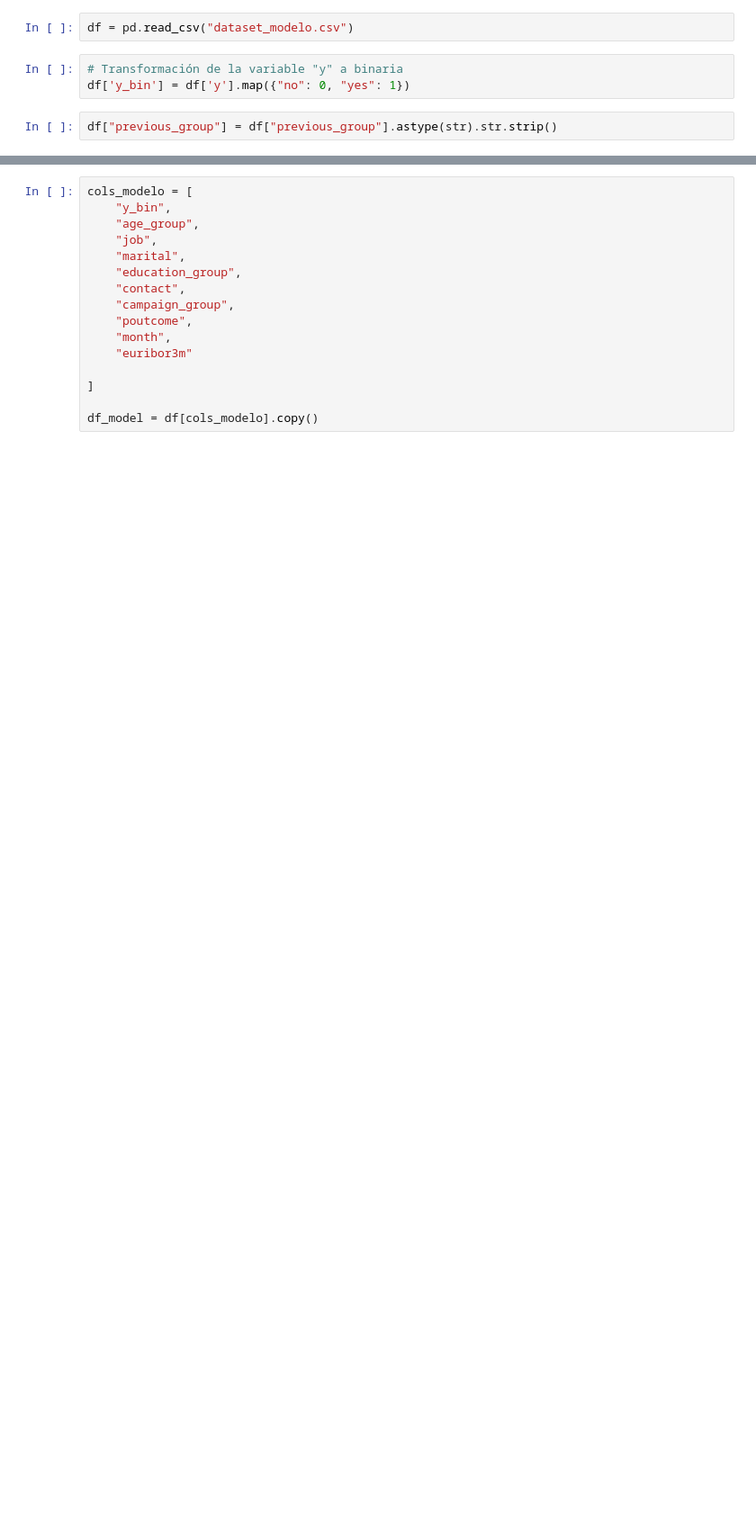
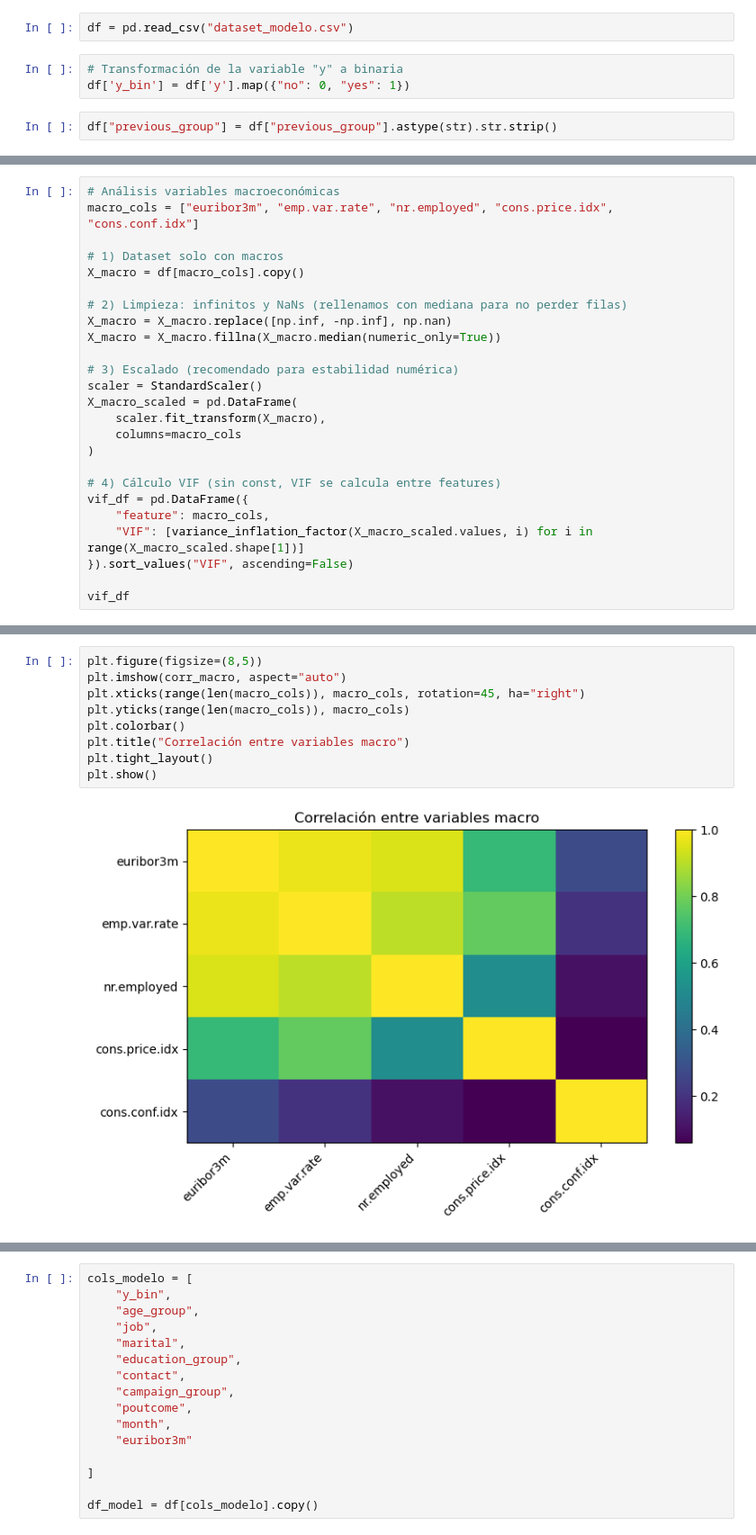
Before and after one commit to paulagg7/Digital-campaigns-Fintech, a Jupyter notebook: notebooks/drafts_team/modelo_regresion_final.ipynb, the cells around one changed output, grey strips where cells are left out. Shown at 90% size. Saved outputs shown, nothing was run; the diff lists cells and outputs as text; blank space fills up the shorter version.

```diff
--- a/notebooks/drafts_team/modelo_regresion_final.ipynb
+++ b/notebooks/drafts_team/modelo_regresion_final.ipynb
@@ -36,0 +105,25 @@ df["previous_group"] = df["previous_group"].astype(str).str.strip()
+# %%
+# Análisis variables macroeconómicas
+macro_cols = ["euribor3m", "emp.var.rate", "nr.employed", "cons.price.idx", "cons.conf.idx"]
+
+# 1) Dataset solo con macros
+X_macro = df[macro_cols].copy()
+
+# 2) Limpieza: infinitos y NaNs (rellenamos con mediana para no perder filas)
+X_macro = X_macro.replace([np.inf, -np.inf], np.nan)
+X_macro = X_macro.fillna(X_macro.median(numeric_only=True))
+
+# 3) Escalado (recomendado para estabilidad numérica)
+scaler = StandardScaler()
+X_macro_scaled = pd.DataFrame(
+    scaler.fit_transform(X_macro),
+    columns=macro_cols
+)
+
+# 4) Cálculo VIF (sin const, VIF se calcula entre features)
+vif_df = pd.DataFrame({
+    "feature": macro_cols,
+    "VIF": [variance_inflation_factor(X_macro_scaled.values, i) for i in range(X_macro_scaled.shape[1])]
+}).sort_values("VIF", ascending=False)
+
+vif_df
@@ -36,0 +167,11 @@ df["previous_group"] = df["previous_group"].astype(str).str.strip()
+# %%
+plt.figure(figsize=(8,5))
+plt.imshow(corr_macro, aspect="auto")
+plt.xticks(range(len(macro_cols)), macro_cols, rotation=45, ha="right")
+plt.yticks(range(len(macro_cols)), macro_cols)
+plt.colorbar()
+plt.title("Correlación entre variables macro")
+plt.tight_layout()
+plt.show()
+# %% [output]
+[figure, added]
```
Also changed, not shown: parts of 63 cells of this notebook.
